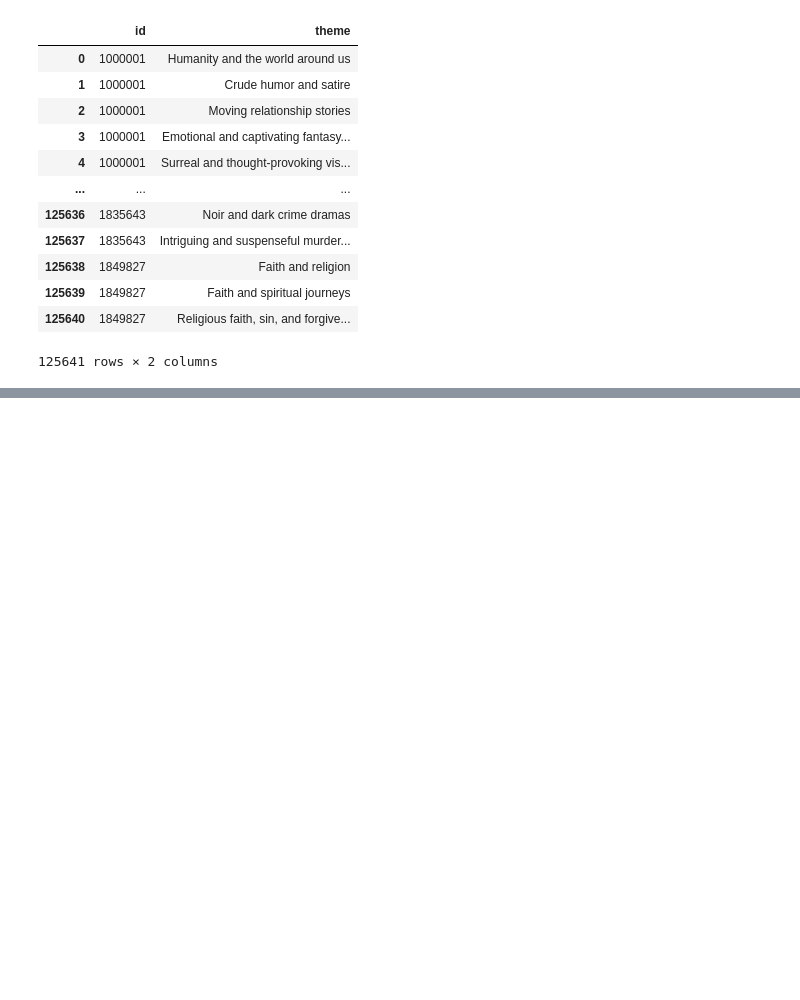
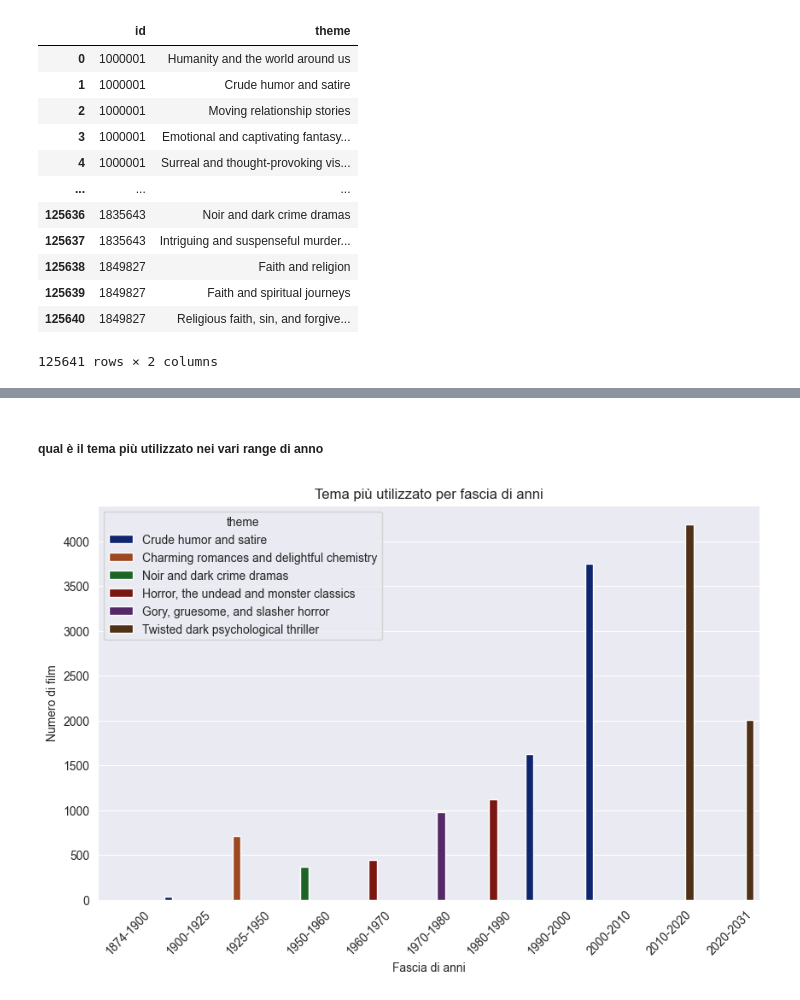
Before and after one commit to DominikGani/Domenico-Ganino-Progetto-IUM-2025, a Jupyter notebook: Main.ipynb, the cells around one changed output, grey strips where cells are left out. Cells and saved outputs as stored; diff of their text form; code cells hidden in the pictures; blank space fills up the shorter version.

```diff
--- a/Main.ipynb
+++ b/Main.ipynb
@@ -675,0 +769,17 @@ themes_df
+# %% [markdown]
+##### qual è il tema più utilizzato nei vari range di anno
+# %%
+
+agg_count = (movies_w_themes.groupby(["year_range", "theme"], observed = True).size().reset_index(name="count"))
+
+top_count = agg_count.loc[agg_count.groupby('year_range', observed = True)['count'].idxmax()]
+
+plt.figure(figsize=(10, 6))
+ax = sns.barplot(data=top_count,x="year_range", y="count", hue = "theme", order=labels, palette = "dark")
+plt.xticks(rotation=45)
+plt.title("Tema più utilizzato per fascia di anni")
+plt.xlabel("Fascia di anni")
+plt.ylabel("Numero di film")
+plt.show()
+# %% [output]
+[figure, added]
```
Also changed, not shown: parts of 43 cells of this notebook.
